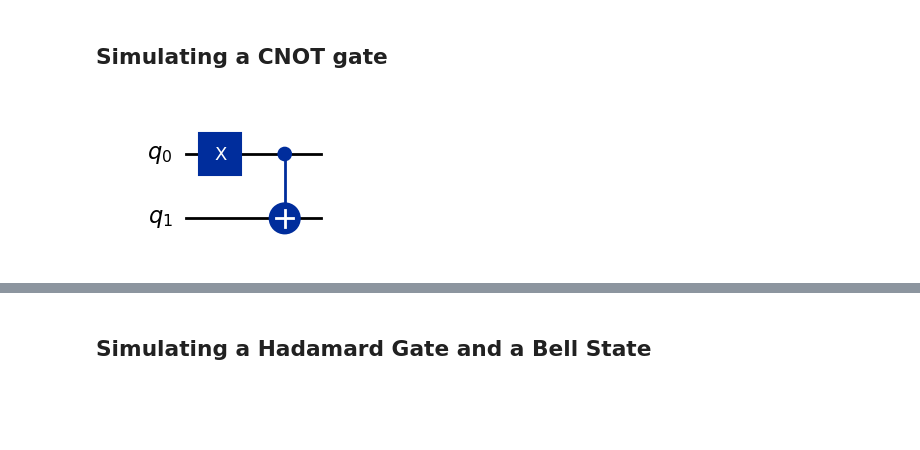
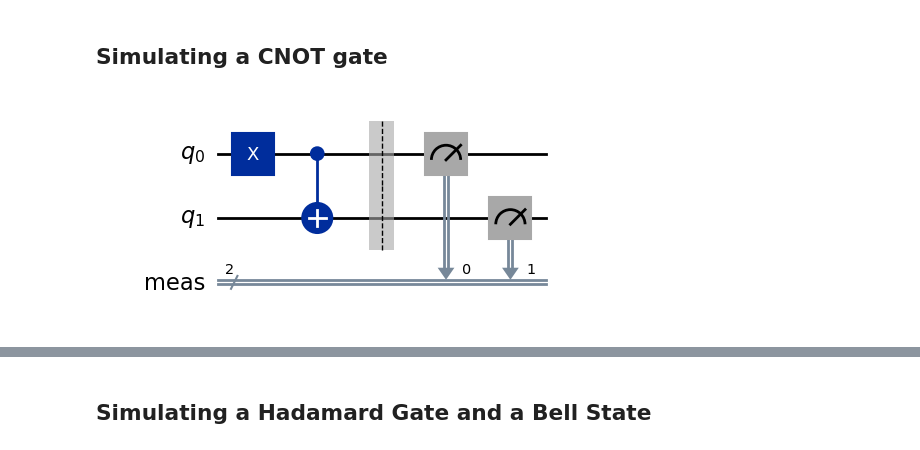
Before and after one commit to cda-tum/mqt, a Jupyter notebook: tutorial/01_simulation.ipynb, the cells around one changed output, grey strips where cells are left out. Drawn from its saved outputs; the diff is of its cells as text; code cells hidden in the pictures; blank space fills up the shorter version.

```diff
--- a/tutorial/01_simulation.ipynb
+++ b/tutorial/01_simulation.ipynb
@@ -40,9 +41,10 @@ result.get_counts()
 # %%
 circ = QuantumCircuit(2)
 circ.x(0)
 circ.cx(0,1)
+circ.measure_all()
 circ.draw(output="mpl")
 # %% [output]
-[figure, old version]
+[figure, new version]
 # %%
 result = backend.run(circ, shots=10000).result()
```
Also changed, not shown: parts of 17 cells of this notebook.
